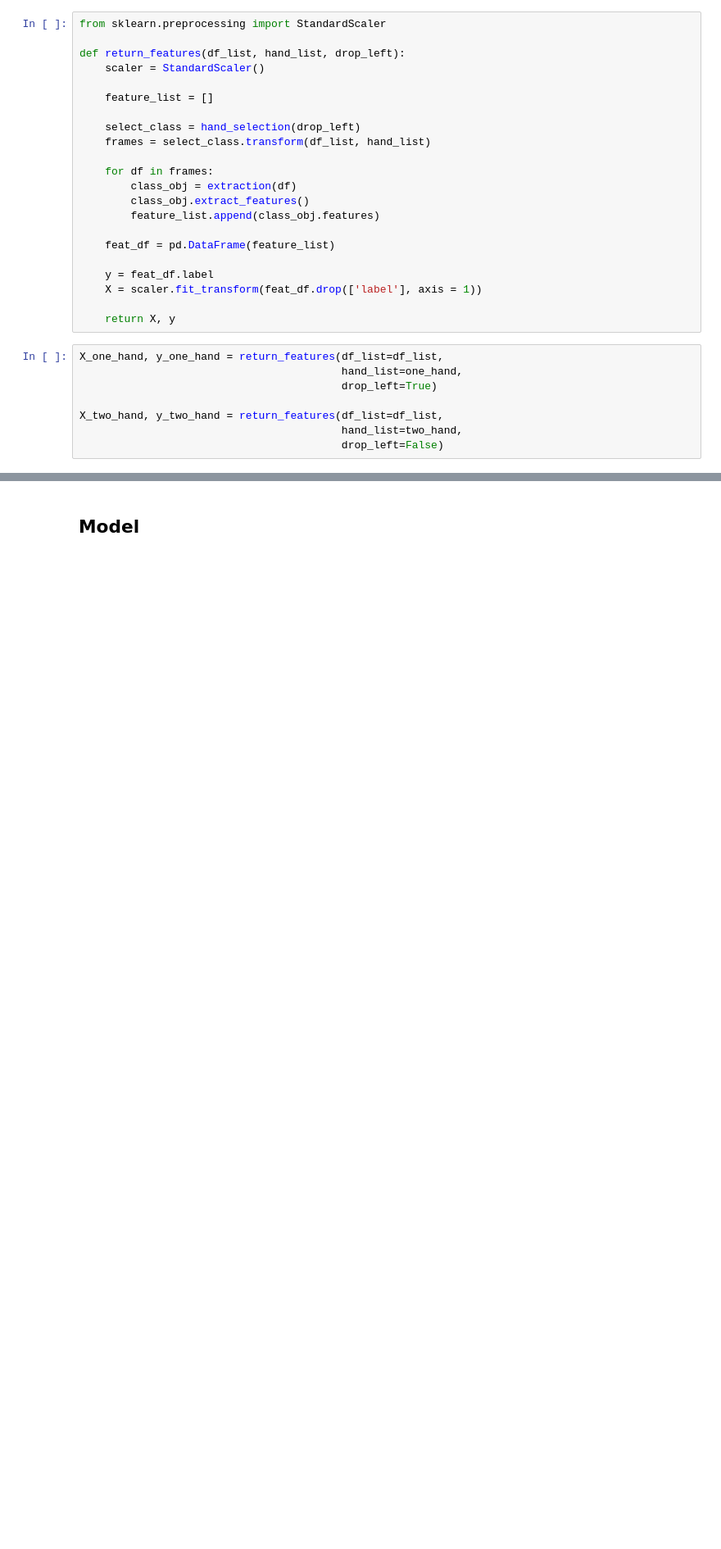
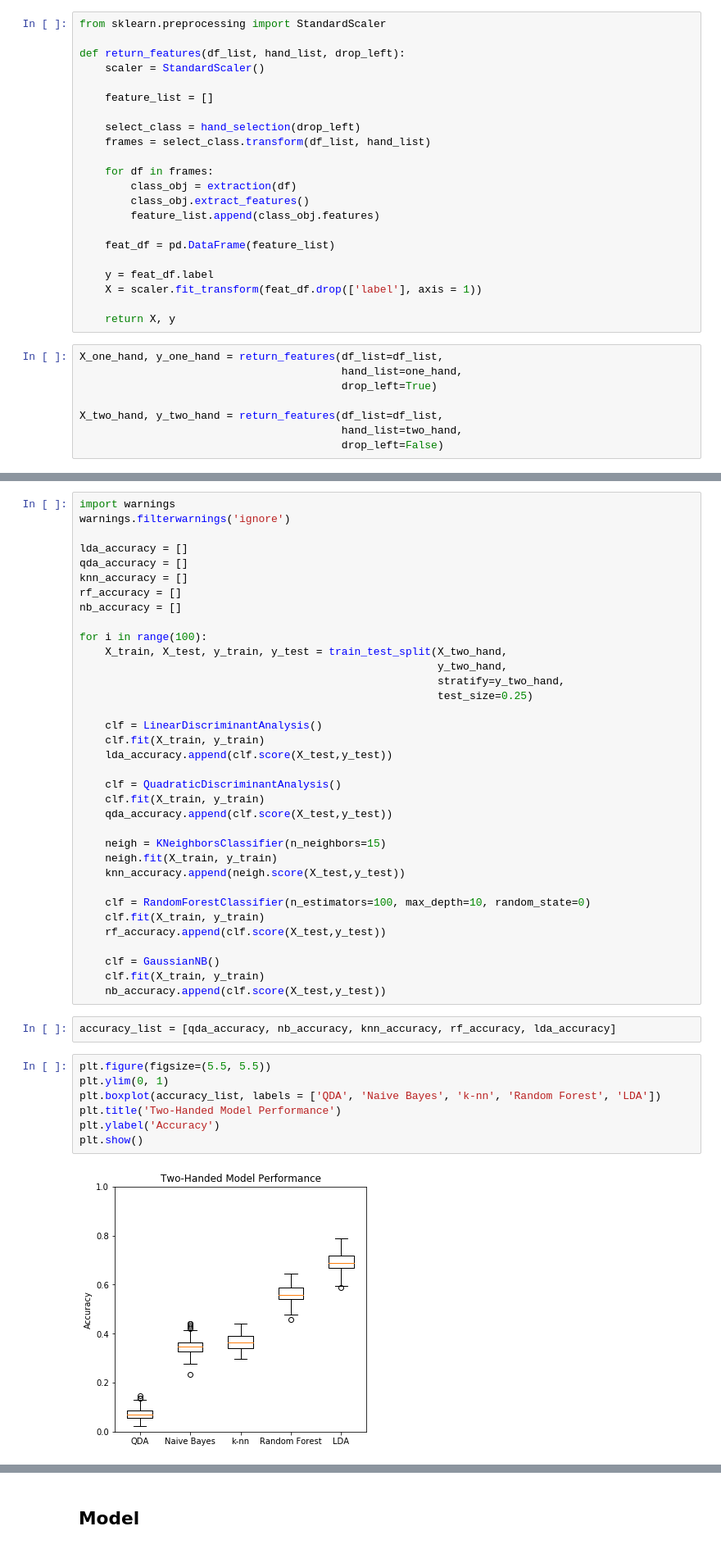
Before and after one commit to chenson2018/APM-Project, a Jupyter notebook: LeapMotion/Pipeline.ipynb, the cells around one changed output, grey strips where cells are left out. Shown at 82% size. Saved outputs shown, nothing was run; the diff lists cells and outputs as text; blank space fills up the shorter version.

Commit message:
Model Comparison

```diff
--- a/LeapMotion/Pipeline.ipynb
+++ b/LeapMotion/Pipeline.ipynb
@@ -135,0 +148,46 @@ X_two_hand, y_two_hand = return_features(df_list=df_list,
+# %%
+import warnings
+warnings.filterwarnings('ignore')
+
+lda_accuracy = []
+qda_accuracy = []
+knn_accuracy = []
+rf_accuracy = []
+nb_accuracy = []
+
+for i in range(100):
+    X_train, X_test, y_train, y_test = train_test_split(X_two_hand,
+                                                        y_two_hand,
+                                                        stratify=y_two_hand,
+                                                        test_size=0.25)
+
+    clf = LinearDiscriminantAnalysis()
+    clf.fit(X_train, y_train)
+    lda_accuracy.append(clf.score(X_test,y_test))
+
+    clf = QuadraticDiscriminantAnalysis()
+    clf.fit(X_train, y_train)
+    qda_accuracy.append(clf.score(X_test,y_test))
+
+    neigh = KNeighborsClassifier(n_neighbors=15)
+    neigh.fit(X_train, y_train)
+    knn_accuracy.append(neigh.score(X_test,y_test))
+
+    clf = RandomForestClassifier(n_estimators=100, max_depth=10, random_state=0)
+    clf.fit(X_train, y_train)
+    rf_accuracy.append(clf.score(X_test,y_test))
+
+    clf = GaussianNB()
+    clf.fit(X_train, y_train)
+    nb_accuracy.append(clf.score(X_test,y_test))
+# %%
+accuracy_list = [qda_accuracy, nb_accuracy, knn_accuracy, rf_accuracy, lda_accuracy]
+# %%
+plt.figure(figsize=(5.5, 5.5))
+plt.ylim(0, 1)
+plt.boxplot(accuracy_list, labels = ['QDA', 'Naive Bayes', 'k-nn', 'Random Forest', 'LDA'])
+plt.title('Two-Handed Model Performance')
+plt.ylabel('Accuracy')
+plt.show()
+# %% [output]
+[figure, added]
```
Also changed, not shown: parts of 9 cells of this notebook, 2 other files.
